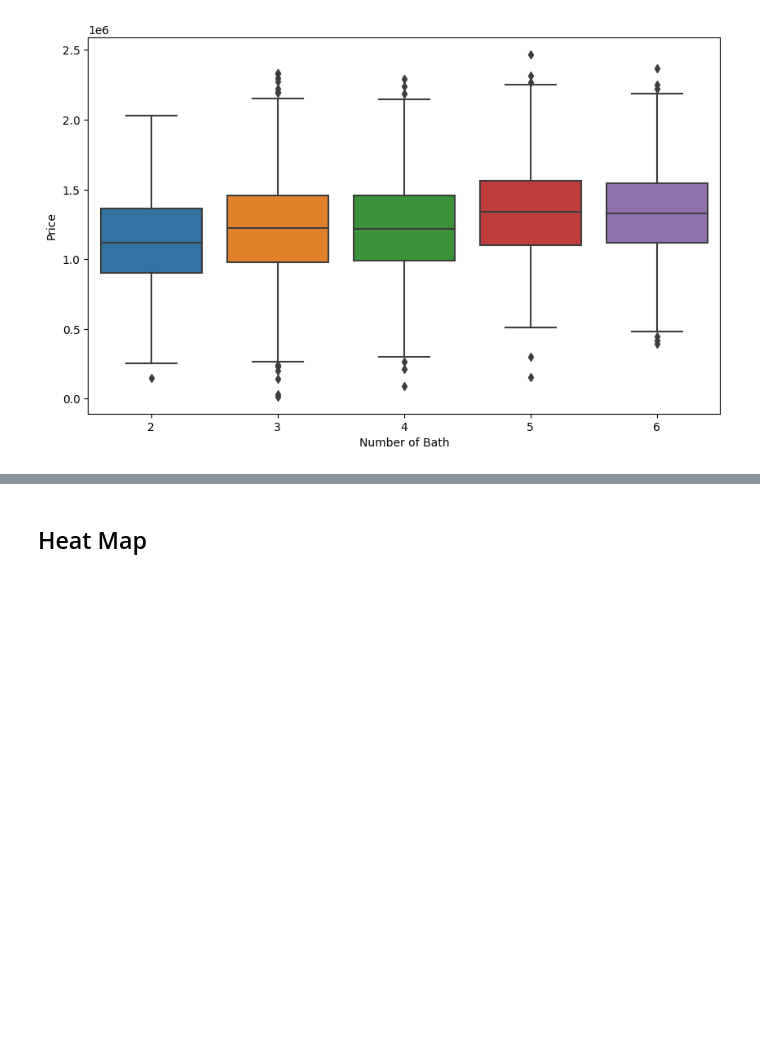
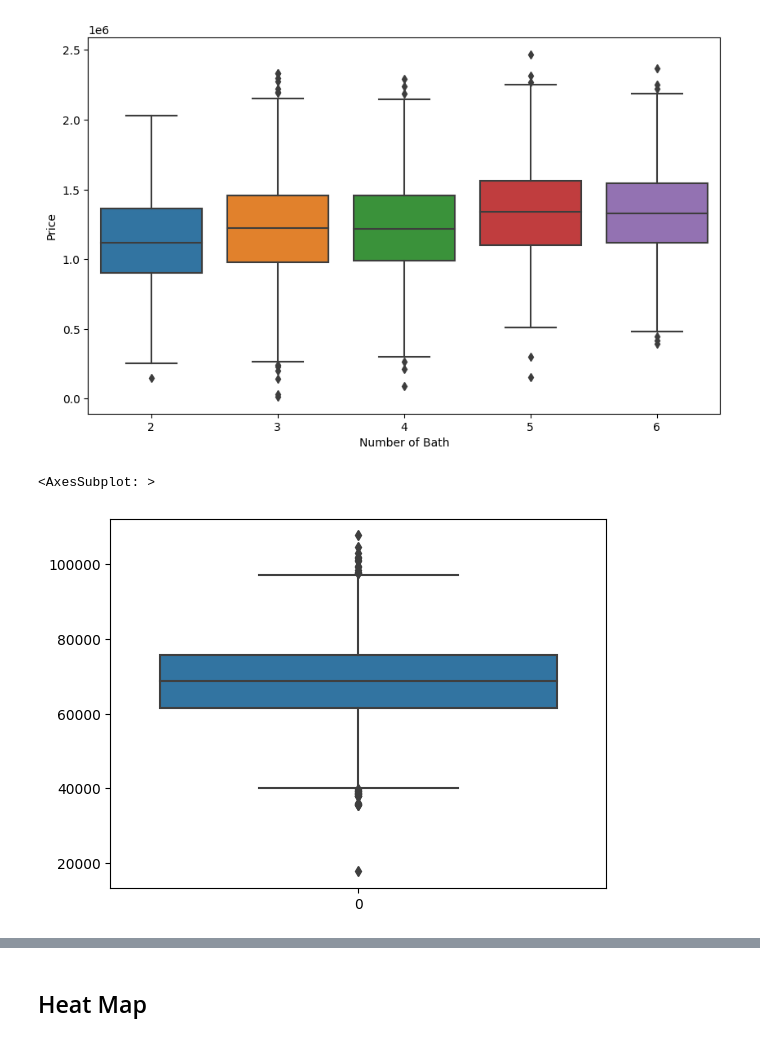
Before and after one commit to danishmeh/AI-Course-with-Irfan-Malik, a Jupyter notebook: Assigements/Assignment-08/linear-reg.ipynb, the cells around one changed output, grey strips where cells are left out. Cells and saved outputs as stored; diff of their text form; code cells hidden in the pictures; blank space fills up the shorter version.

```diff
--- a/Assigements/Assignment-08/linear-reg.ipynb
+++ b/Assigements/Assignment-08/linear-reg.ipynb
@@ -224,3 +224,8 @@ sns.boxplot(x = 'Number of Bath',y = 'Price',data= df)
 plt.show()
 # %% [output]
 [figure]
+# %%
+sns.boxplot(df['Income'])
+# %% [output]
+<AxesSubplot: >
+[figure, added]
```
Also changed, not shown: parts of 6 cells of this notebook.
